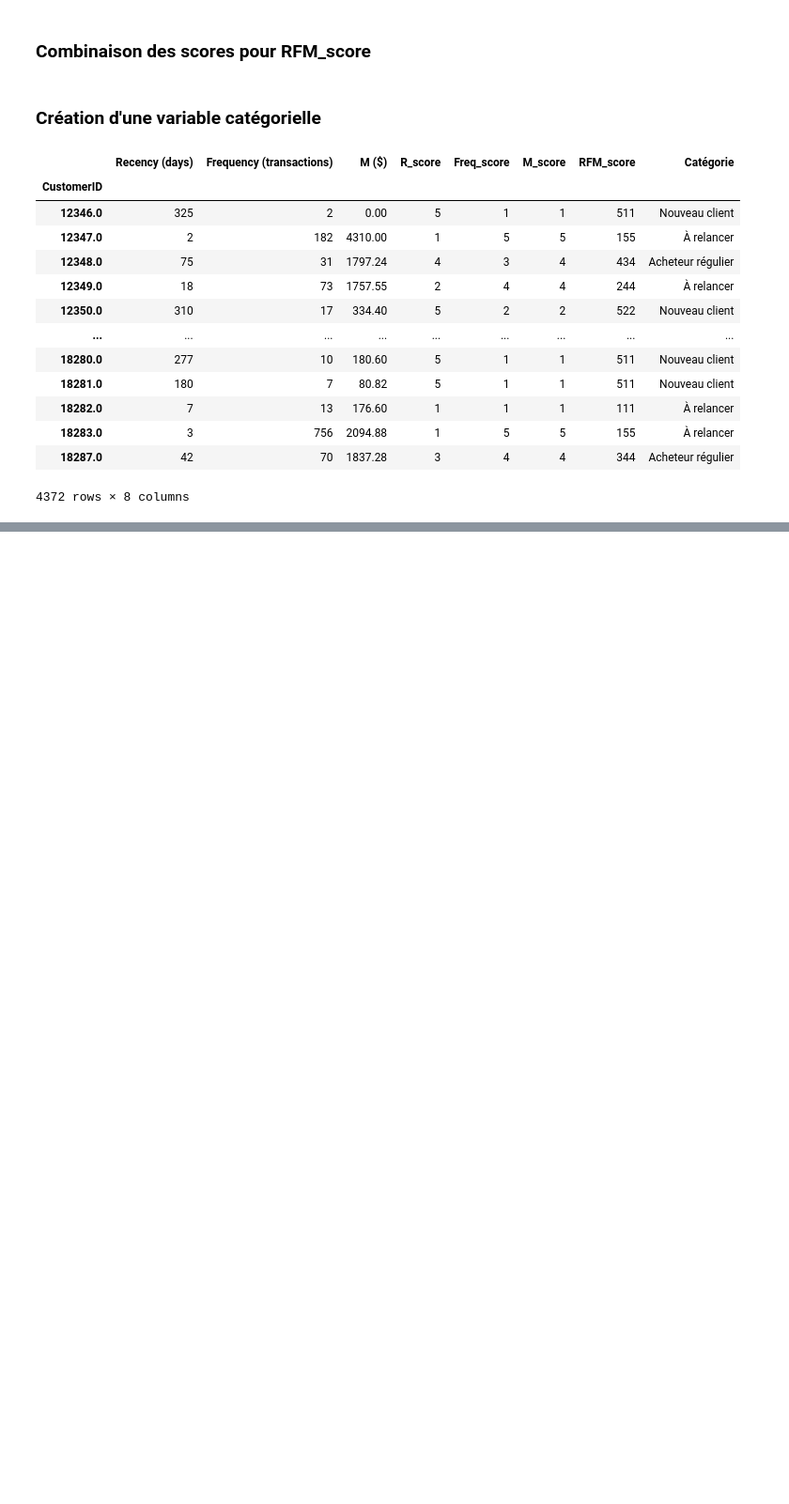
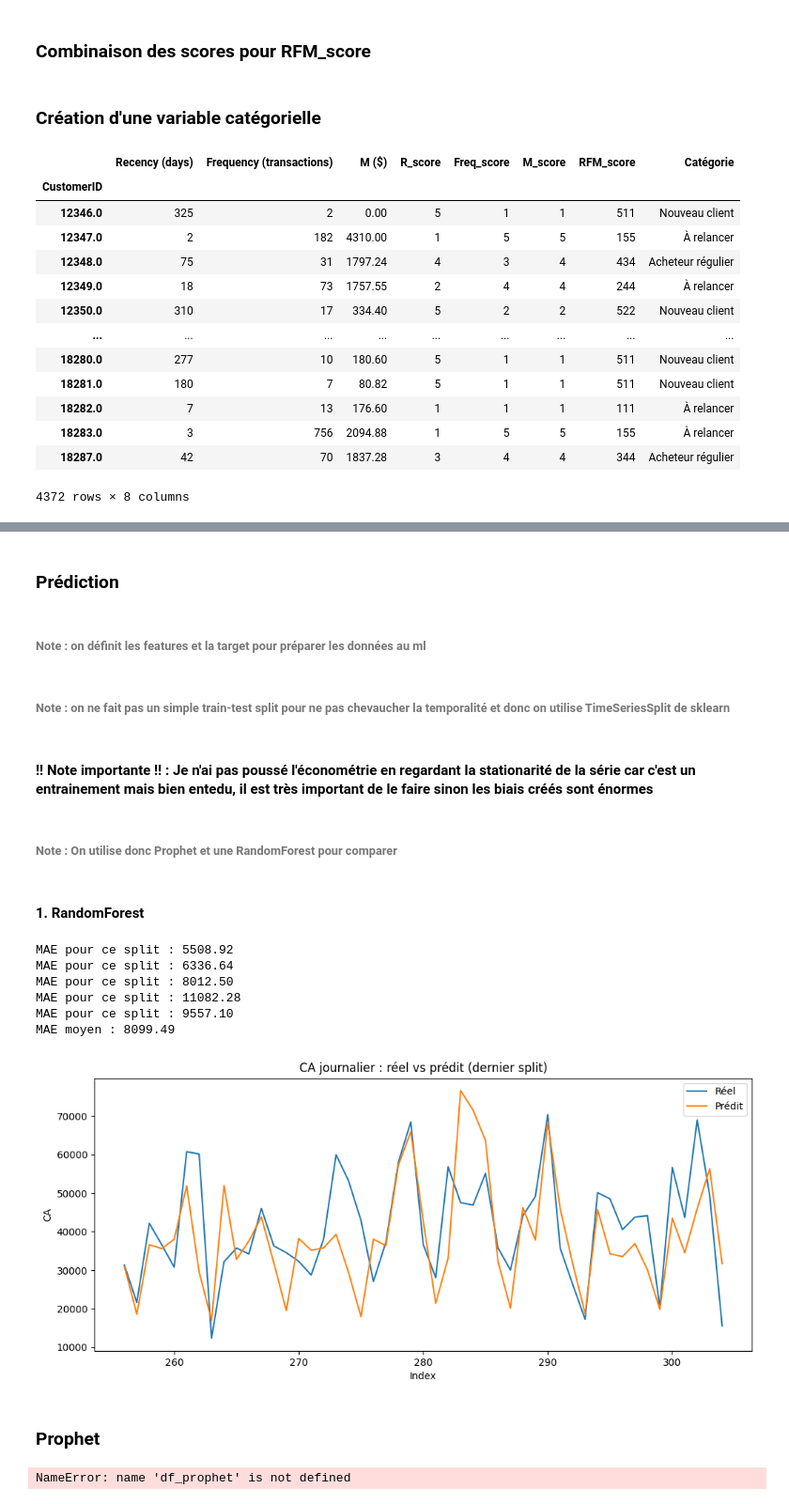
Before and after one commit to TomSheeesh/remise-niveau, a Jupyter notebook: Module4/Module4.ipynb, the cells around one changed output, grey strips where cells are left out. Shown: that part at 94% size. Cells and saved outputs as stored; diff of their text form; code cells hidden in the pictures; blank space fills up the shorter version.

```diff
--- a/Module4/Module4.ipynb
+++ b/Module4/Module4.ipynb
@@ -305,0 +443,4 @@ rfm
+# %%
+ca_journalier.drop('CA_rolling30',axis=1,inplace=True)
+ca_journalier=ca_journalier.dropna()
+ca_journalier.describe()
@@ -305,0 +457,75 @@ rfm
+# %% [markdown]
+### Prédiction
+# %% [markdown]
+###### Note : on définit les features et la target pour préparer les données au ml
+# %%
+X=ca_journalier.drop(['CA','Date'],axis=1)
+y=ca_journalier['CA']
+# %% [markdown]
+###### Note : on ne fait pas un simple train-test split pour ne pas chevaucher la temporalité et donc on utilise TimeSeriesSplit de sklearn
+# %%
+tscv = TimeSeriesSplit(n_splits=5)
+# %% [markdown]
+#### !! Note importante !! : Je n'ai pas poussé l'économétrie en regardant la stationarité de la série car c'est un entrainement mais bien entedu, il est très important de le faire sinon les biais créés sont énormes
+# %% [markdown]
+###### Note : On utilise donc Prophet et une RandomForest pour comparer
+# %% [markdown]
+#### 1. RandomForest
+# %%
+mae_scores = []
+
+for train_index, test_index in tscv.split(X):
+    X_train, X_test = X.iloc[train_index], X.iloc[test_index]
+    y_train, y_test = y.iloc[train_index], y.iloc[test_index]
+
+    model = RandomForestRegressor(n_estimators=300)
+    model.fit(X_train, y_train)
+
+    y_pred = model.predict(X_test)
+
+    mae = mean_absolute_error(y_test, y_pred)
+    mae_scores.append(mae)
+
+    print(f"MAE pour ce split : {mae:.2f}")
+
+print(f"MAE moyen : {np.mean(mae_scores):.2f}")
+# %% [output]
+MAE pour ce split : 5508.92
+MAE pour ce split : 6336.64
+MAE pour ce split : 8012.50
+MAE pour ce split : 11082.28
+MAE pour ce split : 9557.10
+MAE moyen : 8099.49
+# %%
+plt.figure(figsize=(12,5))
+plt.plot(y_test.index, y_test, label="Réel")
+plt.plot(y_test.index, y_pred, label="Prédit")
+plt.title("CA journalier : réel vs prédit (dernier split)")
+plt.xlabel("Index")
+plt.ylabel("CA")
+plt.legend()
+plt.show()
+# %% [output]
+[figure, added]
+# %% [markdown]
+### Prophet
+# %%
+for train_index, test_index in tscv.split(df_prophet):
+    train_df = df_prophet.iloc[train_index]
+    test_df  = df_prophet.iloc[test_index]
+
+    model = Prophet(yearly_seasonality=True, weekly_seasonality=True, daily_seasonality=False)
+    model.fit(train_df)
+
+    future = model.make_future_dataframe(periods=len(test_df), freq='D', include_history=False)
+
+    forecast = model.predict(future)
+
+    mae = mean_absolute_error(test_df['y'], forecast['yhat'])
+    mae_scores.append(mae)
+
+    print(f"MAE pour ce split : {mae:.2f}")
+
+print(f"MAE moyen : {np.mean(mae_scores):.2f}")
+# %% [output]
+NameError: name 'df_prophet' is not defined
```
Also changed, not shown: parts of 26 cells of this notebook.
